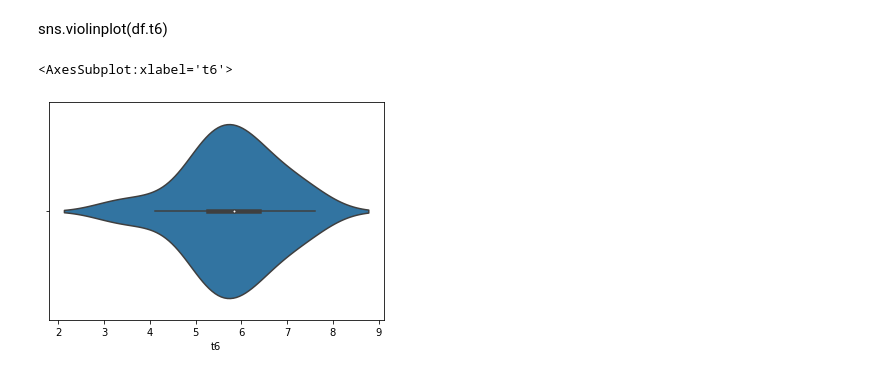
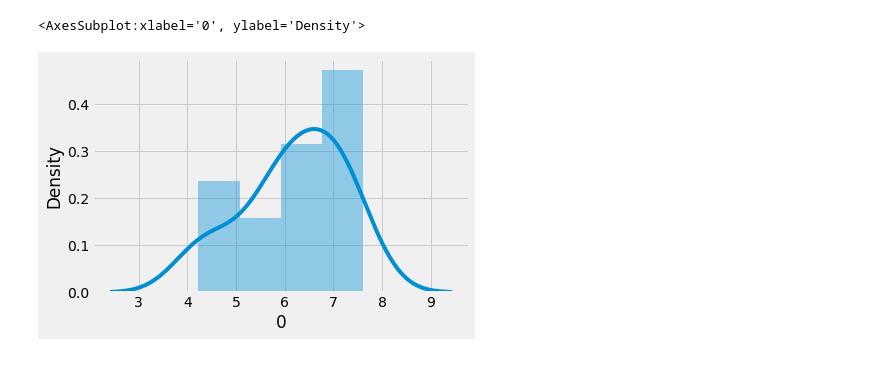
Before and after one commit to zeroknowledgediscovery/emergenet, a Jupyter notebook: paper_data_v3/irat_enet/variant_new.ipynb, the cells around one changed output. Cells and saved outputs as stored; diff of their text form; code cells hidden in the pictures.

```diff
--- a/paper_data_v3/irat_enet/variant_new.ipynb
+++ b/paper_data_v3/irat_enet/variant_new.ipynb
@@ -87,0 +82,31 @@ df.tail(6).T.plot()
+# %%
+import pylab as plt
+plt.style.use('fivethirtyeight')
+def customize_plot(ax, font_size=16, color_palette=['slateblue', 'seagreen','red', 'black', 'mediumblue']):
+    """
+    Customize a matplotlib axes object with specified font sizes and color palette.
+
+    Parameters:
+    ax (matplotlib.axes.Axes): The axes object to customize.
+    font_sizes (dict): A dictionary containing font sizes for 'title', 'axes_labels', 'ticks', and 'legend'.
+    color_palette (list): A list of colors to use for the lines in the plot.
+    """
+    # Setting font sizes for the axes labels and ticks
+    ax.set_xlabel(ax.get_xlabel(), fontsize=font_size)
+    ax.set_ylabel(ax.get_ylabel(), fontsize=font_size)
+    ax.set_title(ax.get_title(), fontsize=font_size)
+    ax.tick_params(axis='both', labelsize=font_size)
+
+    # Setting the colors from the color palette
+    if color_palette is not None:
+        lines = ax.get_lines()
+        for line, color in zip(lines, color_palette):
+            line.set_color(color)
+
+    # Placing the legend outside of the axes
+    ax.legend(loc='upper left', bbox_to_anchor=(1, 1), fontsize=font_size)
+    ax.set_ylabel('emergence score',fontsize=font_size)
+    ax.set_xlabel('time to collection [months]',fontsize=font_size)
+
+    # Adjust the layout to accommodate changes
+    plt.gcf().tight_layout()
@@ -96,9 +184,6 @@ df.T
 # %%
 import seaborn as sns
+sns.distplot(df['0'])
+# %% [output]
+<AxesSubplot:xlabel='0', ylabel='Density'>
+[figure, added]
-# %% [markdown]
-sns.violinplot(df.t6)
-# %%
-sns.violinplot(df.t6)
-# %% [output]
-<AxesSubplot:xlabel='t6'>
-[figure, removed]
```
Also changed, not shown: parts of 16 cells of this notebook, 9 other files.
